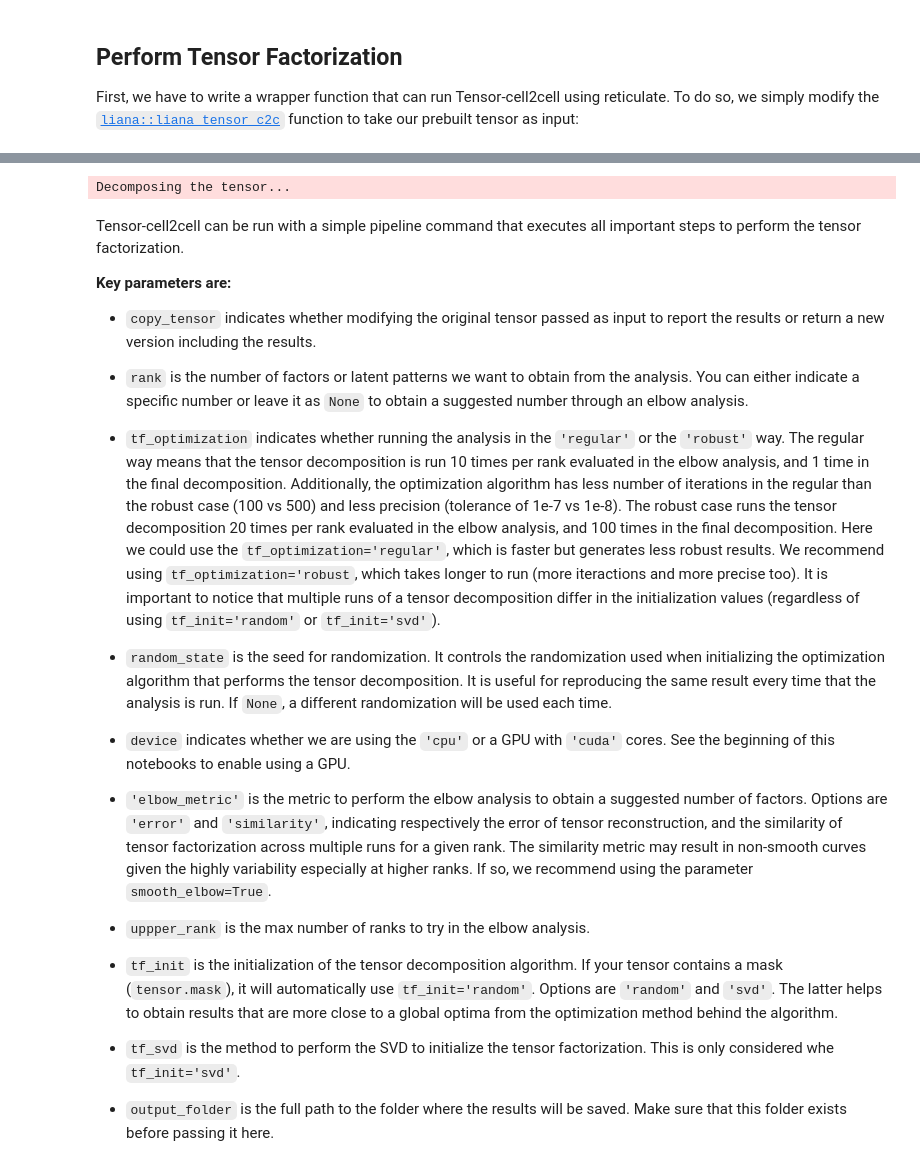
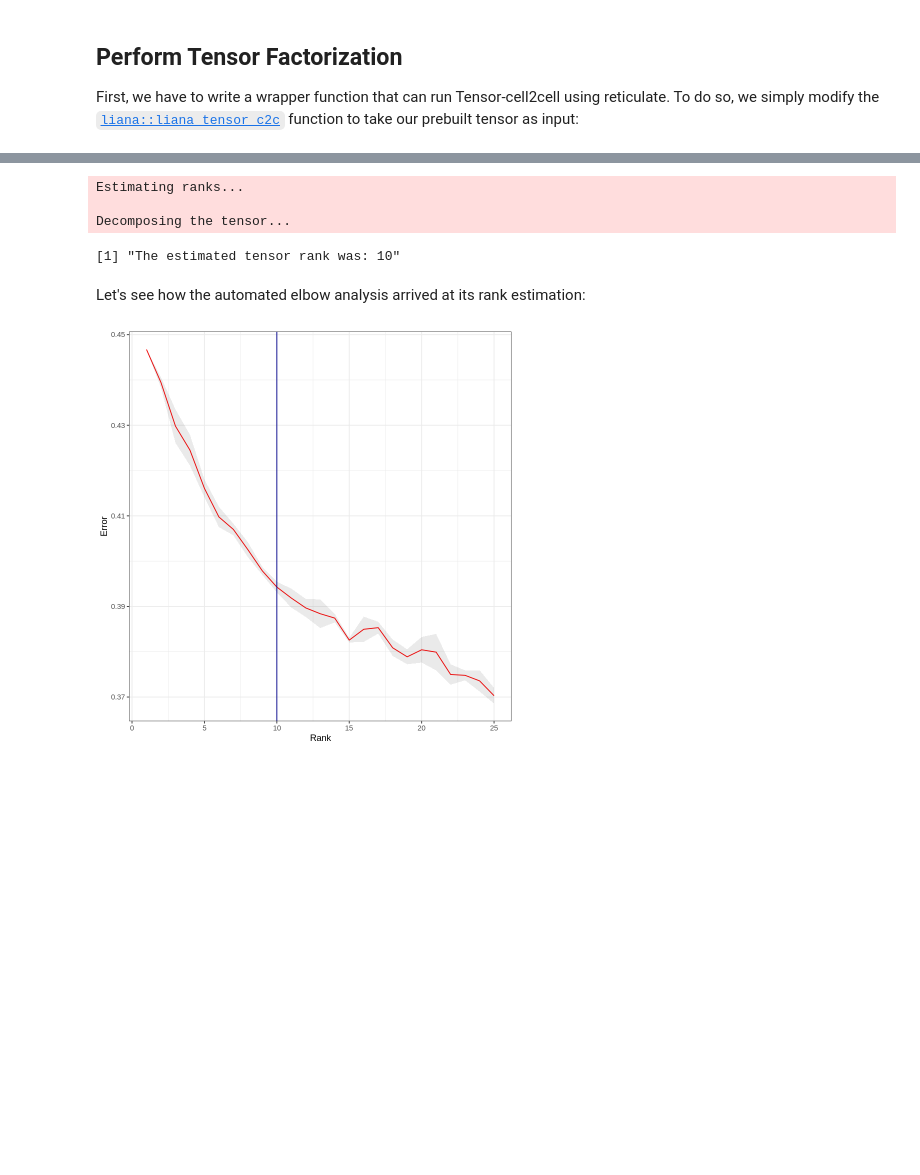
Before and after one commit to saezlab/ccc_protocols, a Jupyter notebook: notebooks/ccc_R/04-Perform-Tensor-Factorization.ipynb, the cells around one changed output, grey strips where cells are left out. Drawn from its saved outputs; the diff is of its cells as text; code cells hidden in the pictures; blank space fills up the shorter version.

Commit message:
R tutorial 04 complete, not yet run with robust optimization

````diff
--- a/notebooks/ccc_R/04-Perform-Tensor-Factorization.ipynb
+++ b/notebooks/ccc_R/04-Perform-Tensor-Factorization.ipynb
@@ -147,38 +222,46 @@ decompose_tensor <- function(tensor,
 # %%
-tensor<-decompose_tensor(tensor, factors_only = FALSE, rank = 10)
+tensor<-decompose_tensor(tensor = tensor,
+                         rank = NULL,
+                         tf_optimization = 'robust', # To define how robust we want the analysis to be.
+                         seed = 0, # Random seed for reproducibility
+                         elbow_metric = 'error', # Metric to use in the elbow analysis.
+                         smooth_elbow = FALSE, # Whether smoothing the metric of the elbow analysis.
+                         upper_rank=25, # Max number of factors to try in the elbow analysis
+                         init = 'random', # Initialization method of the tensor factorization
+                         svd = 'numpy_svd', # Type of SVD to use if the initialization is 'svd'
+                         factors_only = FALSE,
+                        )
 # %% [output]
+Estimating ranks...
+
 Decomposing the tensor...
-# %% [markdown]
-Tensor-cell2cell can be run with a simple pipeline command that executes all important steps to perform the tensor factorization.
-
-
-**Key parameters are:**
-
-- `copy_tensor` indicates whether modifying the original tensor passed as input to report the results or return a new version including the results.
-
-
-- `rank` is the number of factors or latent patterns we want to obtain from the analysis. You can either indicate a specific number or leave it as `None` to obtain a suggested number through an elbow analysis.
-
-
-- `tf_optimization` indicates whether running the analysis in the `'regular'` or the `'robust'` way. The regular way means that the tensor decomposition is run 10 times per rank evaluated in the elbow analysis, and 1 time in the final decomposition. Additionally, the optimization algorithm has less number of iterations in the regular than the robust case (100 vs 500) and less precision (tolerance of 1e-7 vs 1e-8). The robust case runs the tensor decomposition 20 times per rank evaluated in the elbow analysis, and 100 times in the final decomposition. Here we could use the ```tf_optimization='regular'```, which is faster but generates less robust results. We recommend using ```tf_optimization='robust```, which takes longer to run (more iteractions and more precise too). It is important to notice that multiple runs of a tensor decomposition differ in the initialization values (regardless of using `tf_init='random'` or `tf_init='svd'`).
-
-
-- `random_state` is the seed for randomization. It controls the randomization used when initializing the optimization algorithm that performs the tensor decomposition. It is useful for reproducing the same result every time that the analysis is run. If `None`, a different randomization will be used each time.
-
-
-- `device` indicates whether we are using the `'cpu'` or a GPU with `'cuda'` cores. See the beginning of this notebooks to enable using a GPU.
-
-
-- `'elbow_metric'` is the metric to perform the elbow analysis to obtain a suggested number of factors. Options are `'error'` and `'similarity'`, indicating respectively the error of tensor reconstruction, and the similarity of tensor factorization across multiple runs for a given rank. The similarity metric may result in non-smooth curves given the highly variability especially at higher ranks. If so, we recommend using the parameter `smooth_elbow=True`.
-
-
-- `uppper_rank` is the max number of ranks to try in the elbow analysis.
-
-
-- `tf_init` is the initialization of the tensor decomposition algorithm. If your tensor contains a mask (`tensor.mask`), it will automatically use `tf_init='random'`. Options are `'random'` and `'svd'`. The latter helps to obtain results that are more close to a global optima from the optimization method behind the algorithm.
-
-
-- `tf_svd` is the method to perform the SVD to initialize the tensor factorization. This is only considered whe `tf_init='svd'`.
-
-
-- `output_folder` is the full path to the folder where the results will be saved. Make sure that this folder exists before passing it here.
+# %%
+print(paste0('The estimated tensor rank was: ', tensor$rank))
+# %% [output]
+[1] "The estimated tensor rank was: 10"
+# %% [markdown]
+Let's see how the automated elbow analysis arrived at its rank estimation:
+# %%
+# Estimate standard error
+error_average <- tensor$elbow_metric_raw %>%
+    t() %>%
+    as.data.frame() %>%
+    mutate(rank=row_number()) %>%
+    pivot_longer(-rank, names_to = "run_no", values_to = "error") %>%
+    group_by(rank) %>%
+    summarize(average = mean(error),
+              N = n(),
+              SE.low = average - (sd(error)/sqrt(N)),
+              SE.high = average + (sd(error)/sqrt(N))
+           )
+
+# plot
+error_average %>%
+    ggplot(aes(x=rank, y=average), group=1) +
+    geom_line(col='red') +
+    geom_ribbon(aes(ymin = SE.low, ymax = SE.high), alpha = 0.1) +
+    geom_vline(xintercept = tensor$rank, colour='darkblue') + # rank of interest
+    theme_bw() +
+    labs(y="Error", x="Rank")
+# %% [output]
+[figure, added]
````
Also changed, not shown: parts of 24 cells of this notebook, 1 other file.
